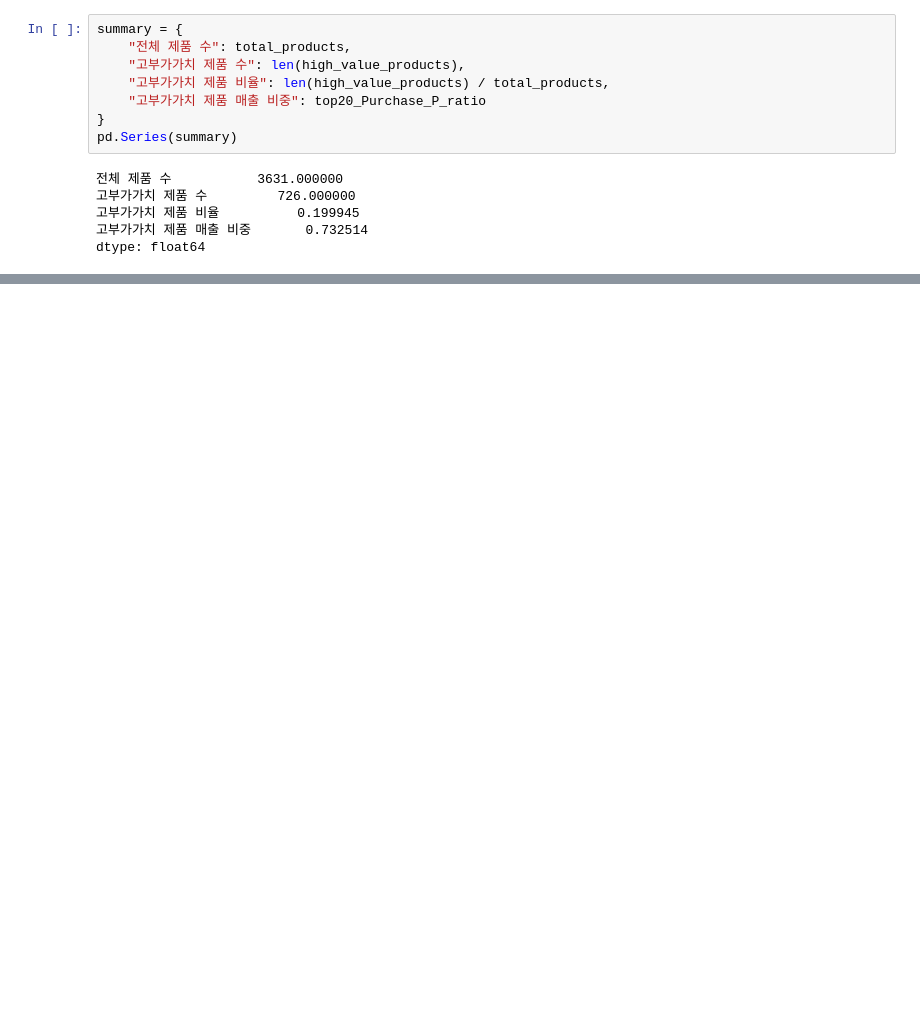
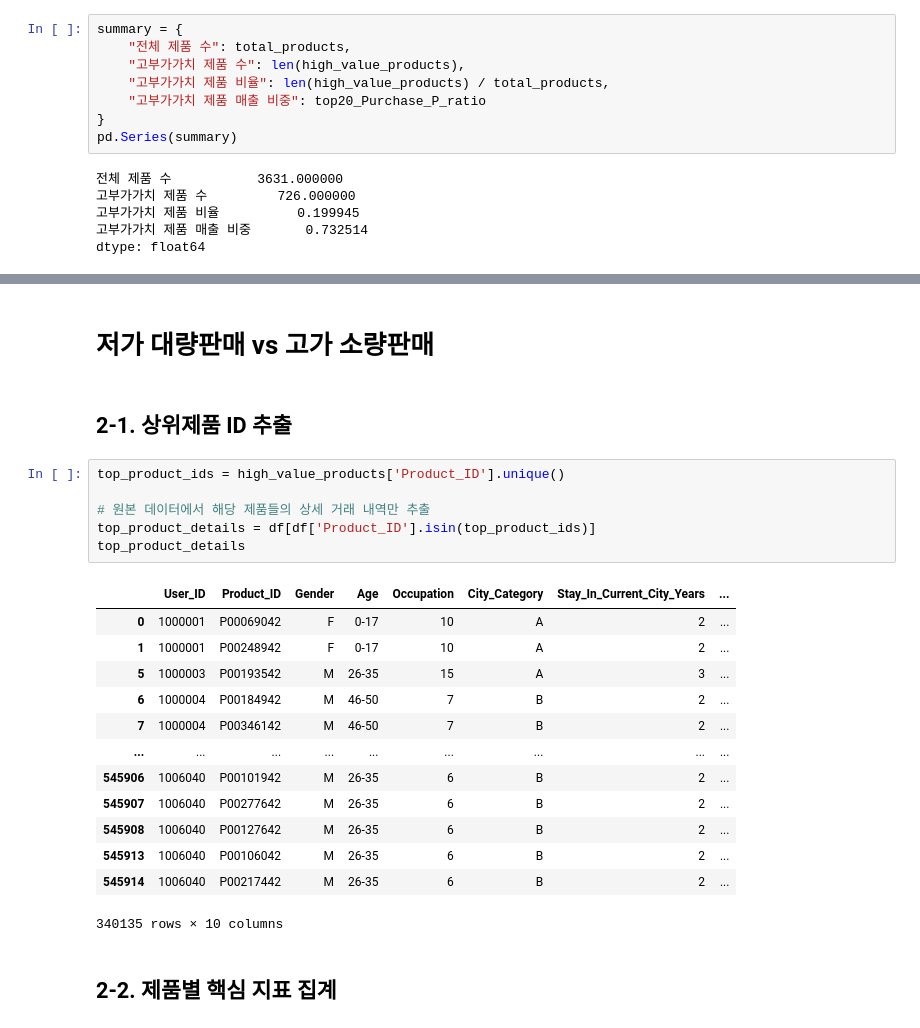
Before and after one commit to sohson/hipython, a Jupyter notebook: 45. Wallmart 데이터.ipynb, the cells around one changed output, grey strips where cells are left out. Saved outputs shown, nothing was run; the diff lists cells and outputs as text; blank space fills up the shorter version.

```diff
--- a/45. Wallmart 데이터.ipynb
+++ b/45. Wallmart 데이터.ipynb
@@ -291,3 +293,29 @@ plt.tight_layout()
 plt.show()
 # %% [output]
 [figure]
+# %% [markdown]
+# 저가 대량판매 vs 고가 소량판매
+# %% [markdown]
+## 2-1. 상위제품 ID 추출
+# %%
+top_product_ids = high_value_products['Product_ID'].unique()
+
+# 원본 데이터에서 해당 제품들의 상세 거래 내역만 추출
+top_product_details = df[df['Product_ID'].isin(top_product_ids)]
+top_product_details
+# %% [output]
+|  | User_ID | Product_ID | Gender | Age | Occupation | City_Category | Stay_In_Current_City_Years | ... |
+| 0 | 1000001 | P00069042 | F | 0-17 | 10 | A | 2 | ... |
+| 1 | 1000001 | P00248942 | F | 0-17 | 10 | A | 2 | ... |
+| 5 | 1000003 | P00193542 | M | 26-35 | 15 | A | 3 | ... |
+| 6 | 1000004 | P00184942 | M | 46-50 | 7 | B | 2 | ... |
+| 7 | 1000004 | P00346142 | M | 46-50 | 7 | B | 2 | ... |
+| ... | ... | ... | ... | ... | ... | ... | ... | ... |
+| 545906 | 1006040 | P00101942 | M | 26-35 | 6 | B | 2 | ... |
+| 545907 | 1006040 | P00277642 | M | 26-35 | 6 | B | 2 | ... |
+| 545908 | 1006040 | P00127642 | M | 26-35 | 6 | B | 2 | ... |
+| 545913 | 1006040 | P00106042 | M | 26-35 | 6 | B | 2 | ... |
+| 545914 | 1006040 | P00217442 | M | 26-35 | 6 | B | 2 | ... |
+340135 rows × 10 columns
+# %% [markdown]
+## 2-2. 제품별 핵심 지표 집계
```
Also changed, not shown: parts of 15 cells of this notebook, 1 other file.
